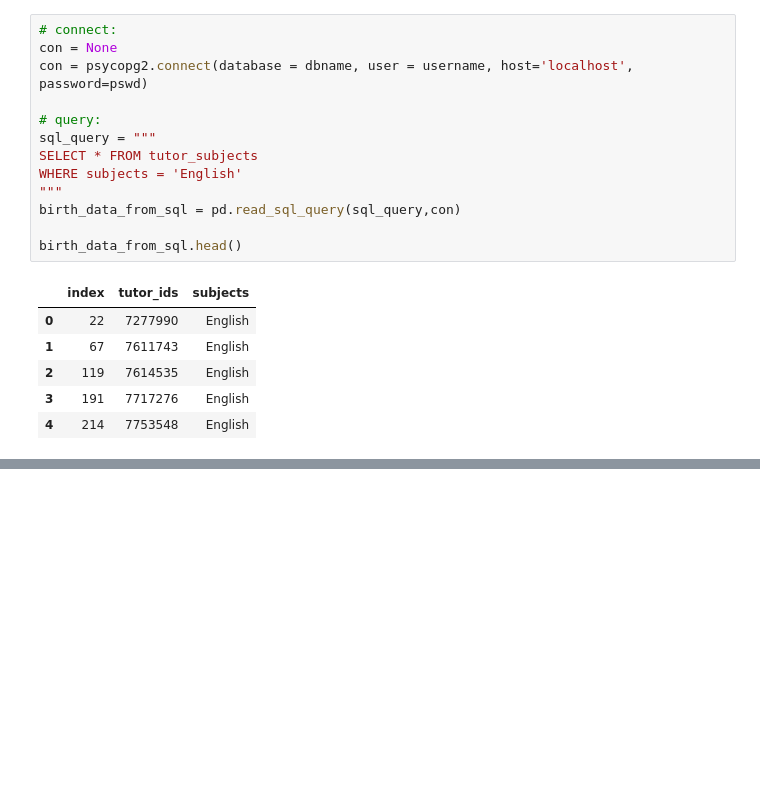
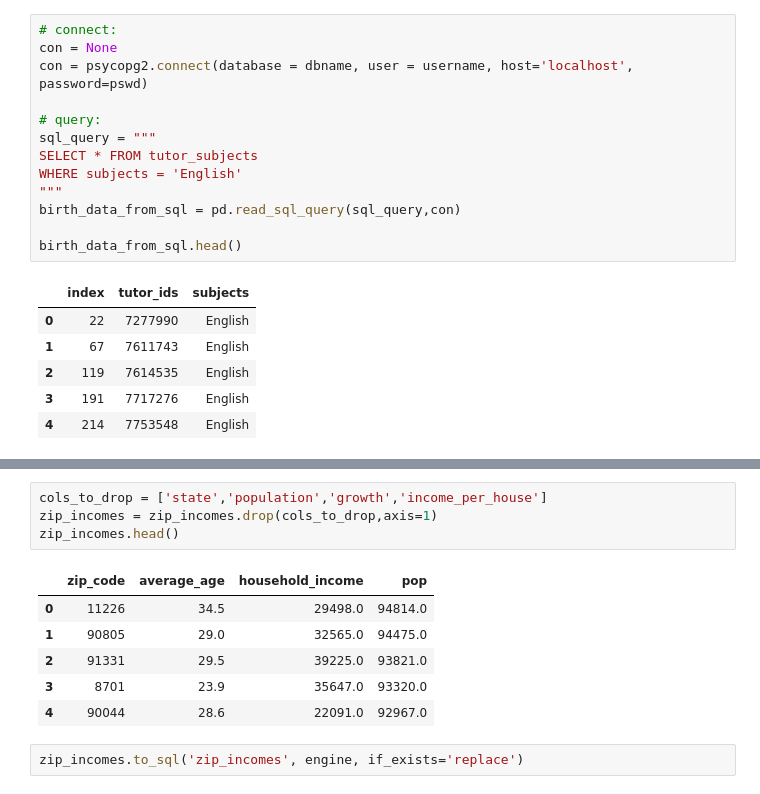
Before and after one commit to cfodonnell/Insight_Project_AsTutor, a Jupyter notebook: data_cleaning.ipynb, the cells around one changed output, grey strips where cells are left out. Drawn from its saved outputs; the diff is of its cells as text; blank space fills up the shorter version.

```diff
--- a/data_cleaning.ipynb
+++ b/data_cleaning.ipynb
@@ -279,0 +320,13 @@ birth_data_from_sql.head()
+# %%
+cols_to_drop = ['state','population','growth','income_per_house']
+zip_incomes = zip_incomes.drop(cols_to_drop,axis=1)
+zip_incomes.head()
+# %% [output]
+|  | zip_code | average_age | household_income | pop |
+| 0 | 11226 | 34.5 | 29498.0 | 94814.0 |
+| 1 | 90805 | 29.0 | 32565.0 | 94475.0 |
+| 2 | 91331 | 29.5 | 39225.0 | 93821.0 |
+| 3 | 8701 | 23.9 | 35647.0 | 93320.0 |
+| 4 | 90044 | 28.6 | 22091.0 | 92967.0 |
+# %%
+zip_incomes.to_sql('zip_incomes', engine, if_exists='replace')
```
Also changed, not shown: parts of 20 cells of this notebook, 8 other files.
